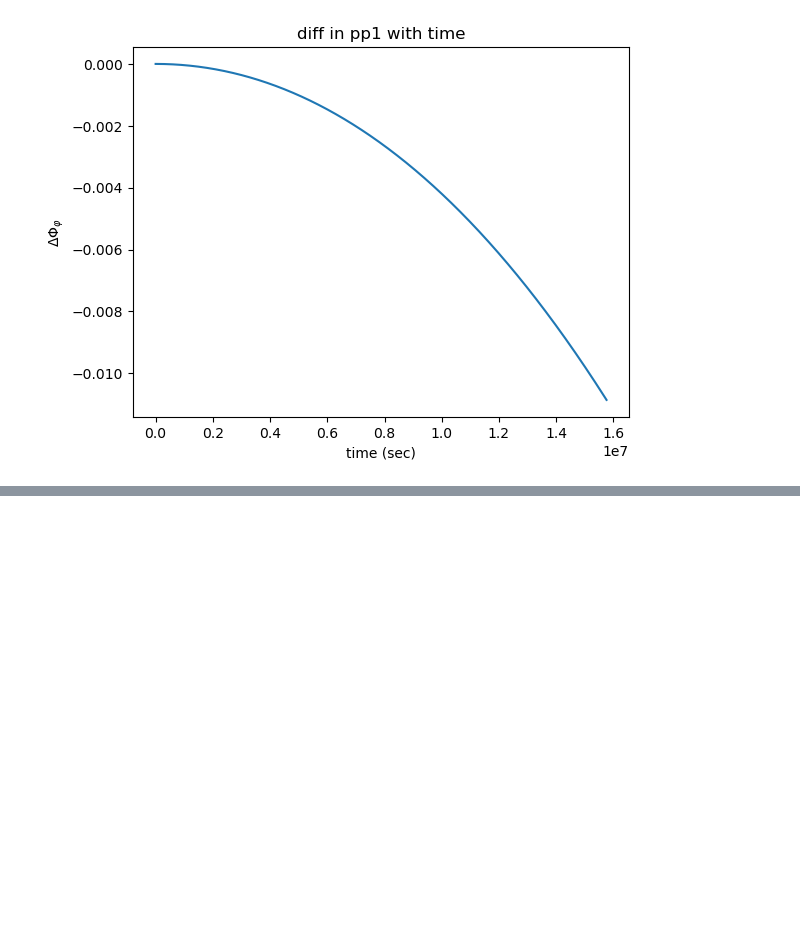
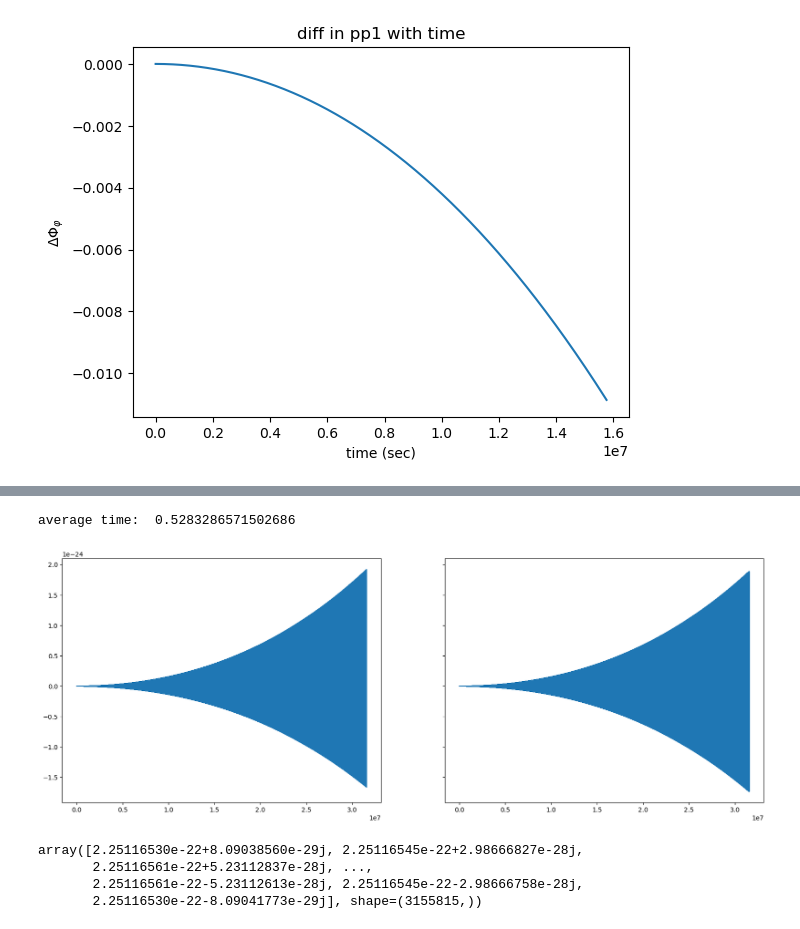
Before and after one commit to rishavrste/SuperKludge_r, a Jupyter notebook: Super_Kludge_Deviation_Example/SuperKludge_example_EMRI.ipynb, the cells around one changed output, grey strips where cells are left out. Drawn from its saved outputs; the diff is of its cells as text; code cells hidden in the pictures; blank space fills up the shorter version.

```diff
--- a/Super_Kludge_Deviation_Example/SuperKludge_example_EMRI.ipynb
+++ b/Super_Kludge_Deviation_Example/SuperKludge_example_EMRI.ipynb
@@ -333,0 +276,43 @@ plt.show()
+# %%
+evolve_1PA = True
+evolve_primary = False
+evolve_2PA = False
+start = time.time()
+deviation_included=False
+dev_0_p=0.1
+dev_0_e=0.1
+add_args = [chi2, evolve_1PA, evolve_primary, evolve_2PA,deviation_included,dev_0_p,dev_0_e,dev_1_p,dev_1_e,dev_2_p,dev_2_e]
+waveform_1 = superkludge_wave(m1, m2, a, p0, e0, Y0, dist, qS, phiS, qK, phiK, Phi_phi0, Phi_theta0, Phi_r0, *add_args, dt=dt, T=T)
+deviation_included=True
+#around this value a very little deviationß
+dev_0_p=-0.05
+dev_0_e=-0.05
+add_args = [chi2, evolve_1PA, evolve_primary, evolve_2PA,deviation_included,dev_0_p,dev_0_e,dev_1_p,dev_1_e,dev_2_p,dev_2_e]
+waveform_2 = superkludge_wave(m1, m2, a, p0, e0, Y0, dist, qS, phiS, qK, phiK, Phi_phi0, Phi_theta0, Phi_r0, *add_args, dt=dt, T=T)
+print('average time: ', (time.time()-start)/2)
+# %% [output]
+average time:  0.5283286571502686
+# %%
+time_steps = np.linspace(0.0,T*YRSID_SI,len(waveform_1[0]))
+
+fig, axs = plt.subplots(1,2,figsize=(20,7),sharey=True)
+
+# axs[0].plot(time_steps[95000:100000],waveform_1[0][95000:100000])
+# axs[0].plot(time_steps[95000:100000],waveform_2[0][95000:100000])
+axs[0].plot(time_steps,waveform_1[1]-waveform_2[1])
+
+axs[1].plot(time_steps,waveform_1[0]-waveform_2[0])
+# axs[1].plot(time_steps[-10000:],waveform_1[1][-10000:])
+# axs[1].plot(time_steps[-10000:],waveform_2[1][-10000:])
+
+plt.show()
+# %% [output]
+[figure, added]
+# %%
+p=np.fft.fftshift(np.fft.fft(waveform_1)) * 10
+p[0]
+# %% [output]
+array([2.25116530e-22+8.09038560e-29j, 2.25116545e-22+2.98666827e-28j,
+       2.25116561e-22+5.23112837e-28j, ...,
+       2.25116561e-22-5.23112613e-28j, 2.25116545e-22-2.98666758e-28j,
+       2.25116530e-22-8.09041773e-29j], shape=(3155815,))
```
Also changed, not shown: parts of 8 cells of this notebook, 6 other files.
